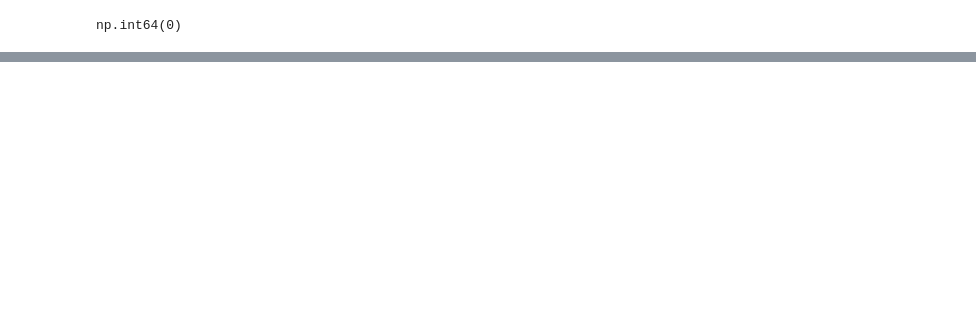
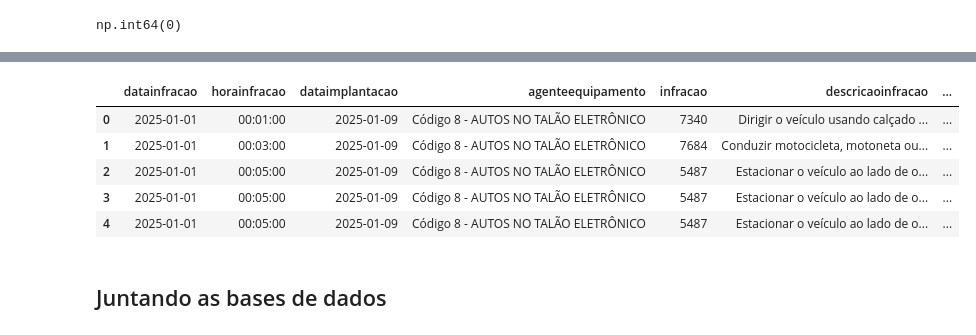
Before and after one commit to dudalbuquerque/ETL-ELT, a Jupyter notebook: datasets/concat.ipynb, the cells around one changed output, grey strips where cells are left out. Saved outputs shown, nothing was run; the diff lists cells and outputs as text; code cells hidden in the pictures; blank space fills up the shorter version.

```diff
--- a/datasets/concat.ipynb
+++ b/datasets/concat.ipynb
@@ -179,0 +196,14 @@ df_2.head()
+# %%
+df_3['datainfracao'] = pd.to_datetime(df_3['datainfracao'], format='%Y-%m-%d')
+df_3['datainfracao'] = df_3['datainfracao'].dt.date
+# %%
+df_3.head()
+# %% [output]
+|  | datainfracao | horainfracao | dataimplantacao | agenteequipamento | infracao | descricaoinfracao | ... |
+| 0 | 2025-01-01 | 00:01:00 | 2025-01-09 | Código 8 - AUTOS NO TALÃO ELETRÔNICO | 7340 | Dirigir o veículo usando calçado ... | ... |
+| 1 | 2025-01-01 | 00:03:00 | 2025-01-09 | Código 8 - AUTOS NO TALÃO ELETRÔNICO | 7684 | Conduzir motocicleta, motoneta ou... | ... |
+| 2 | 2025-01-01 | 00:05:00 | 2025-01-09 | Código 8 - AUTOS NO TALÃO ELETRÔNICO | 5487 | Estacionar o veículo ao lado de o... | ... |
+| 3 | 2025-01-01 | 00:05:00 | 2025-01-09 | Código 8 - AUTOS NO TALÃO ELETRÔNICO | 5487 | Estacionar o veículo ao lado de o... | ... |
+| 4 | 2025-01-01 | 00:05:00 | 2025-01-09 | Código 8 - AUTOS NO TALÃO ELETRÔNICO | 5487 | Estacionar o veículo ao lado de o... | ... |
+# %% [markdown]
+## Juntando as bases de dados
```
Also changed, not shown: parts of 17 cells of this notebook.
